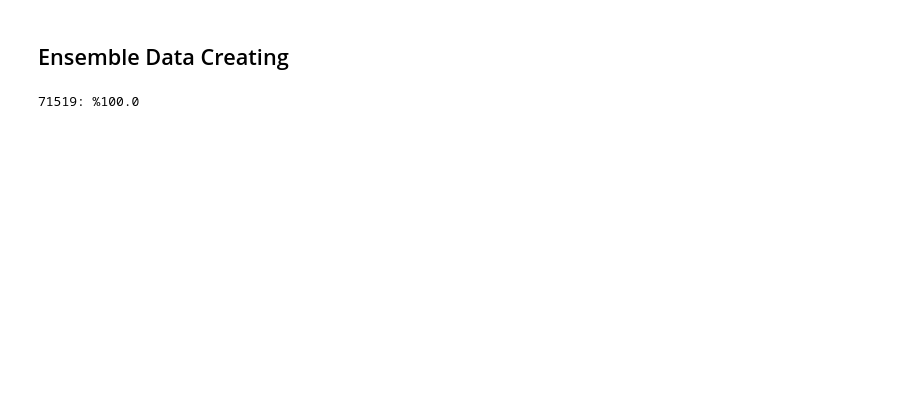
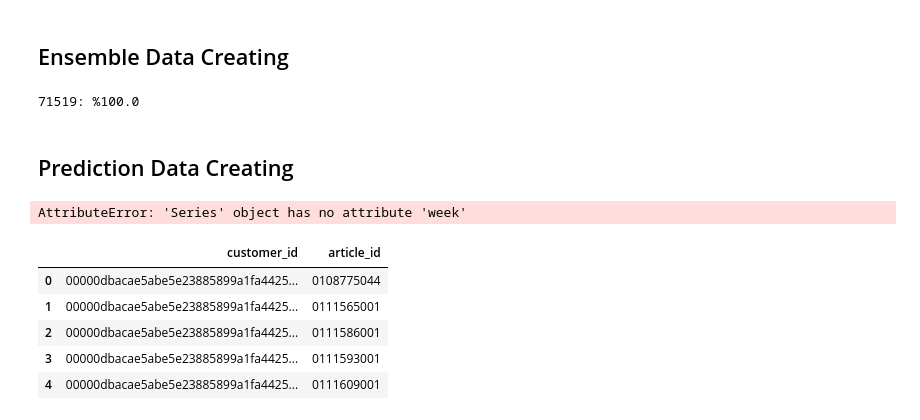
Before and after one commit to topuzm15/personaliziad-recommendation, a Jupyter notebook: data_preprocess.ipynb, the cells around one changed output. Drawn from its saved outputs; the diff is of its cells as text; code cells hidden in the pictures; blank space fills up the shorter version.

Commit message:
data preprocess update

```diff
--- a/data_preprocess.ipynb
+++ b/data_preprocess.ipynb
@@ -182,4 +190,6 @@ articles.rebuy_count = (articles.rebuy_count - articles.rebuy_count.min()) / (ar
 articles.prod_sold_count = (articles.prod_sold_count - articles.prod_sold_count.min()) / (articles.prod_sold_count.max() - articles.prod_sold_count.min())
 articles.quotient = (articles.quotient - articles.quotient.min()) / (articles.quotient.max() - articles.quotient.min())
 if train != True:
+    articles.drop_duplicates(subset=["article_id"], inplace=True)
     articles.to_pickle("data/articles.pkl")
+    print("Articles saved for prediction...")
@@ -250,2 +262,44 @@ data.same_prod_rebuy_count = (data.same_prod_rebuy_count - data.same_prod_rebuy_
 # %%
 data.to_csv(path + "ensemble_data.csv")
+# %% [markdown]
+## Prediction Data Creating
+# %%
+import random
+import numpy as np
+import pandas as pd
+from dask import dataframe as dd
+
+customers = pd.read_pickle("data/ensemble/customers.pkl")
+customers.drop_duplicates(subset=["customer_id"], inplace=True)
+articles = pd.read_pickle("data/ensemble/articles.pkl")
+articles.drop_duplicates(subset=["article_id"], inplace=True)
+article_ids = articles.article_id.values.tolist()
+customer_ids = customers.customer_id.values
+
+batch_size = 1024
+article_ids = article_ids * batch_size
+for batch_i in range(batch_size, len(customer_ids), batch_size):
+    customer_ids_batch = customer_ids[batch_i-batch_size:batch_i]
+    customer_ids_batch = np.repeat(customer_ids_batch, len(article_ids)/batch_size)
+
+
+
+    df = pd.DataFrame({"customer_id": customer_ids_batch, "article_id": article_ids, "week": last_week+1})
+    df = df.merge(articles.rename(columns={"age_bin":"prod_age_bin", "gender_group":"prod_gender_group", "rebuy_count":"prod_rebuy_count","price":"prod_avg_price"}), on="article_id", how="inner")
+    df = df.merge(customers.rename(columns={"age_bin":"customer_age_bin", "gender_group":"customer_gender_group", "rebuy_count":"customer_rebuy_count","price":"customer_avg_price"}), on="customer_id", how="inner")
+    df["same_prod_rebuy_count"] = df.apply(lambda x: [i[1] for i in x.history].count(x.article_id), axis=1)
+    df["time_passed_last_purchase"] = df.apply(lambda x: get_last_purchased_time(x), axis=1)
+    df["avg_purchase_time"] = df.apply(lambda x: get_avg_purchase_time(x), axis=1)
+    df.drop(columns=["history", "week"])
+    break
+# %% [output]
+AttributeError: 'Series' object has no attribute 'week'
+# %%
+df.head()
+# %% [output]
+|  | customer_id | article_id |
+| 0 | 00000dbacae5abe5e23885899a1fa4425... | 0108775044 |
+| 1 | 00000dbacae5abe5e23885899a1fa4425... | 0111565001 |
+| 2 | 00000dbacae5abe5e23885899a1fa4425... | 0111586001 |
+| 3 | 00000dbacae5abe5e23885899a1fa4425... | 0111593001 |
+| 4 | 00000dbacae5abe5e23885899a1fa4425... | 0111609001 |
```
Also changed, not shown: parts of 9 cells of this notebook.
